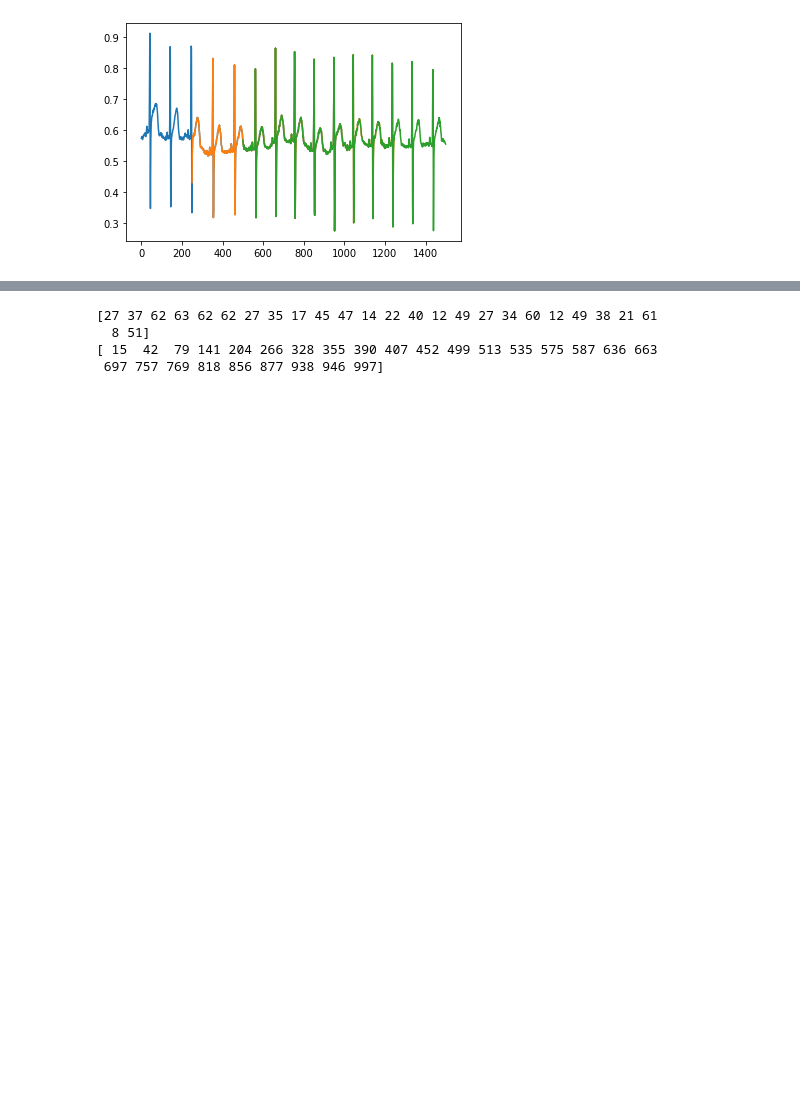
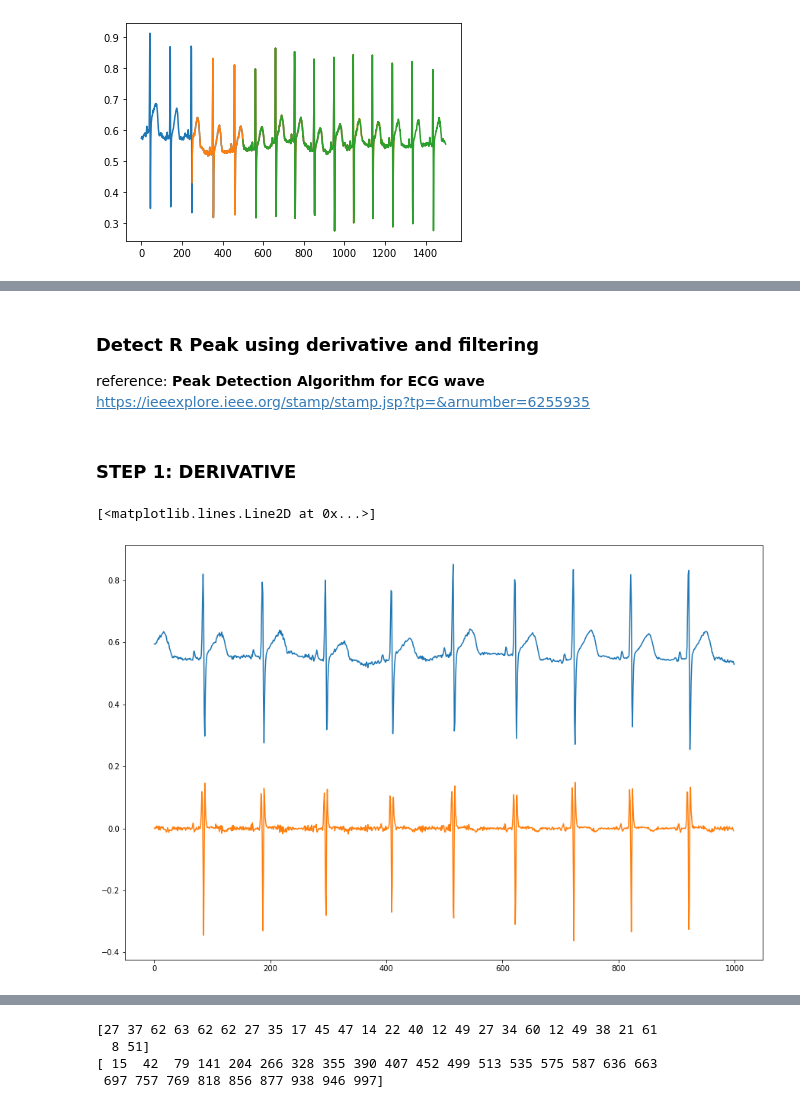
Before and after one commit to LongNguyen1984/TimeSeriesWithPython, a Jupyter notebook: HR_DNN.ipynb, the cells around one changed output, grey strips where cells are left out. Drawn from its saved outputs; the diff is of its cells as text; code cells hidden in the pictures; blank space fills up the shorter version.

```diff
--- a/HR_DNN.ipynb
+++ b/HR_DNN.ipynb
@@ -159,0 +160,18 @@ print(BPM)
+# %% [markdown]
+### Detect R Peak using derivative and filtering
+reference: **Peak Detection Algorithm for ECG wave**
+  https://ieeexplore.ieee.org/stamp/stamp.jsp?tp=&arnumber=6255935
+# %% [markdown]
+### STEP 1: DERIVATIVE
+# %%
+import numpy as np
+
+# derivative
+x = ECGseg[5].values
+dx = np.diff(x)
+plt.figure(figsize=(15,10))
+plt.plot(x)
+plt.plot(dx)
+# %% [output]
+[<matplotlib.lines.Line2D at 0x...>]
+[figure, added]
```
Also changed, not shown: parts of 17 cells of this notebook.
